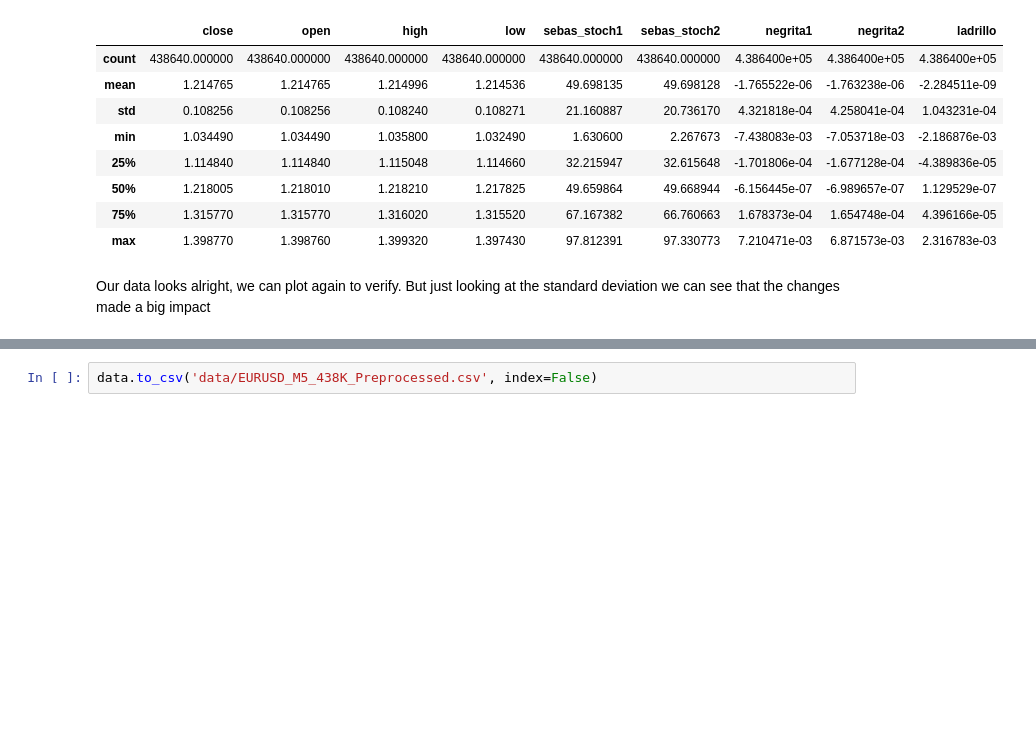
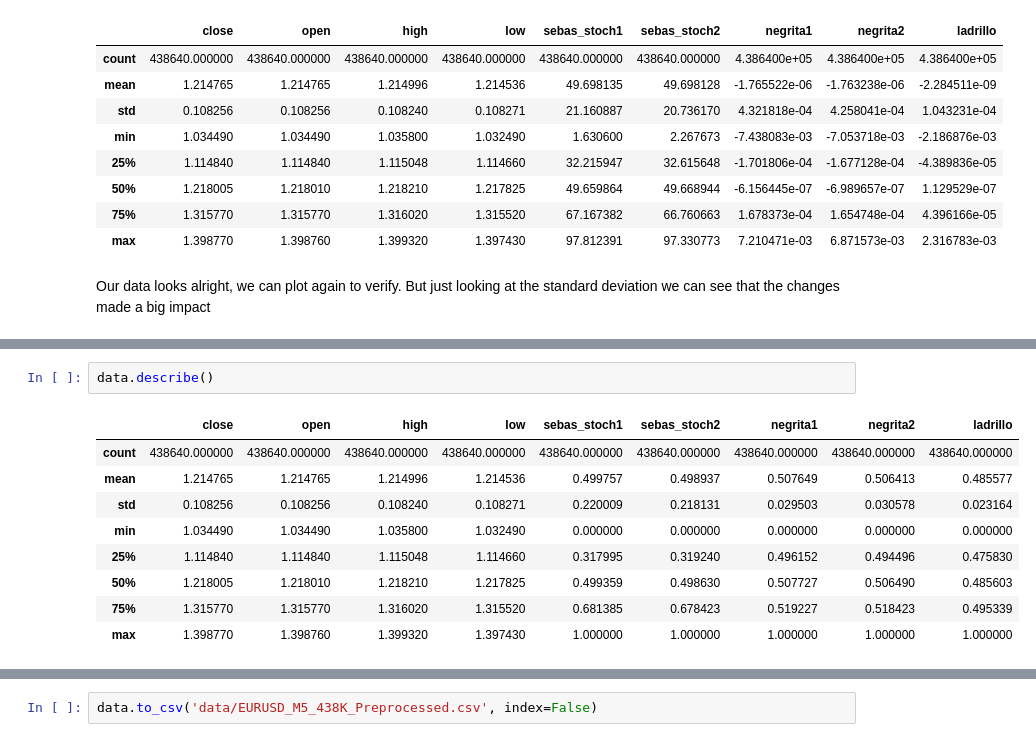
Before and after one commit to mathetes87/machine-learning-1, a Jupyter notebook: projects/capstone/Forex Predict/Preprocess data.ipynb, the cells around one changed output, grey strips where cells are left out. Drawn from its saved outputs; the diff is of its cells as text; blank space fills up the shorter version.

```diff
--- a/projects/capstone/Forex Predict/Preprocess data.ipynb
+++ b/projects/capstone/Forex Predict/Preprocess data.ipynb
@@ -104,0 +121,12 @@ plot_data(data)
+# %%
+data.describe()
+# %% [output]
+|  | close | open | high | low | sebas_stoch1 | sebas_stoch2 | negrita1 | negrita2 | ladrillo |
+| count | 438640.000000 | 438640.000000 | 438640.000000 | 438640.000000 | 438640.000000 | 438640.000000 | 438640.000000 | 438640.000000 | 438640.000000 |
+| mean | 1.214765 | 1.214765 | 1.214996 | 1.214536 | 0.499757 | 0.498937 | 0.507649 | 0.506413 | 0.485577 |
+| std | 0.108256 | 0.108256 | 0.108240 | 0.108271 | 0.220009 | 0.218131 | 0.029503 | 0.030578 | 0.023164 |
+| min | 1.034490 | 1.034490 | 1.035800 | 1.032490 | 0.000000 | 0.000000 | 0.000000 | 0.000000 | 0.000000 |
+| 25% | 1.114840 | 1.114840 | 1.115048 | 1.114660 | 0.317995 | 0.319240 | 0.496152 | 0.494496 | 0.475830 |
+| 50% | 1.218005 | 1.218010 | 1.218210 | 1.217825 | 0.499359 | 0.498630 | 0.507727 | 0.506490 | 0.485603 |
+| 75% | 1.315770 | 1.315770 | 1.316020 | 1.315520 | 0.681385 | 0.678423 | 0.519227 | 0.518423 | 0.495339 |
+| max | 1.398770 | 1.398760 | 1.399320 | 1.397430 | 1.000000 | 1.000000 | 1.000000 | 1.000000 | 1.000000 |
```
Also changed, not shown: parts of 10 cells of this notebook, 4 other files.
